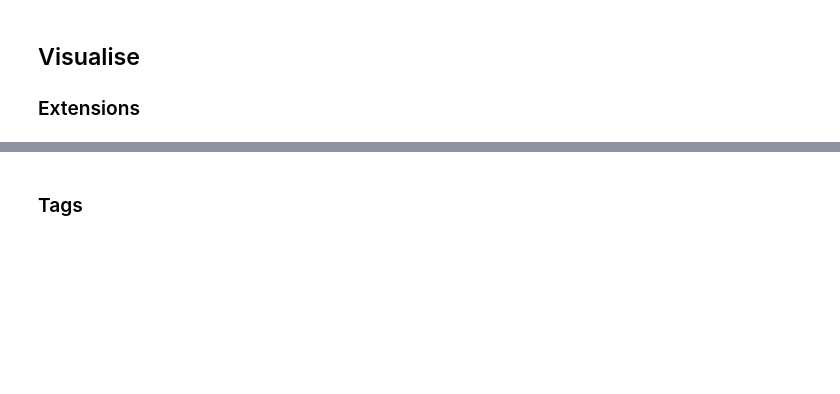
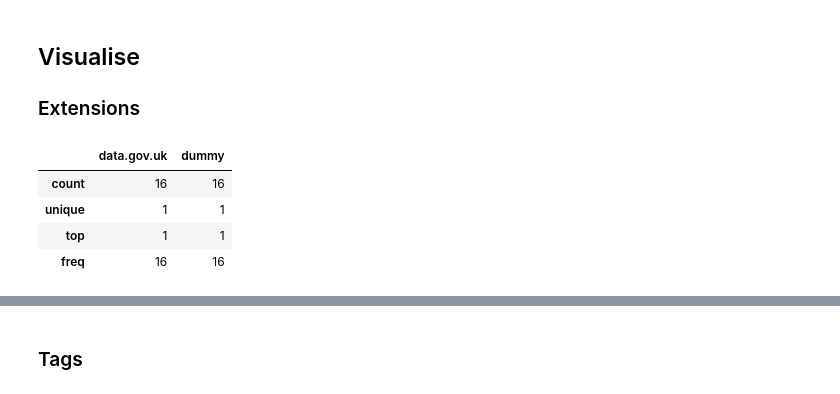
Before and after one commit to PublicDataLab/DataPortalExplorer, a Jupyter notebook: explore.ipynb, the cells around one changed output, grey strips where cells are left out. Saved outputs shown, nothing was run; the diff lists cells and outputs as text; code cells hidden in the pictures; blank space fills up the shorter version.

```diff
--- a/explore.ipynb
+++ b/explore.ipynb
@@ -126,6 +139,14 @@ themes_df = themes_df.drop(PORTALS.keys())
 # %% [markdown]
 ## Visualise
 ### Extensions
+# %%
+exts_df.describe()
+# %% [output]
+|  | data.gov.uk | dummy |
+| count | 16 | 16 |
+| unique | 1 | 1 |
+| top | 1 | 1 |
+| freq | 16 | 16 |
 # %%
 exts_df.head()
 # %% [output]
```
Also changed, not shown: parts of 10 cells of this notebook.
